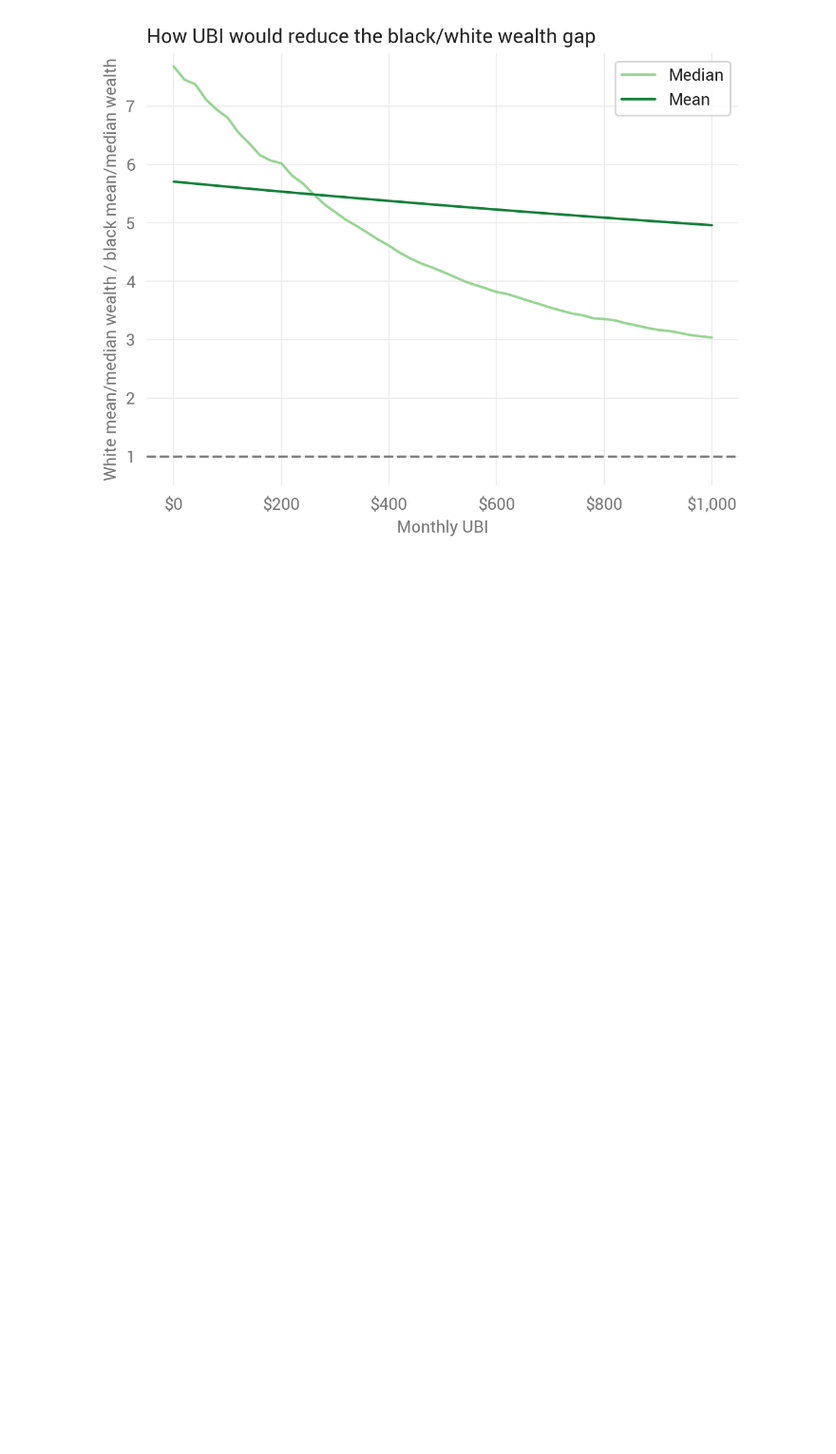
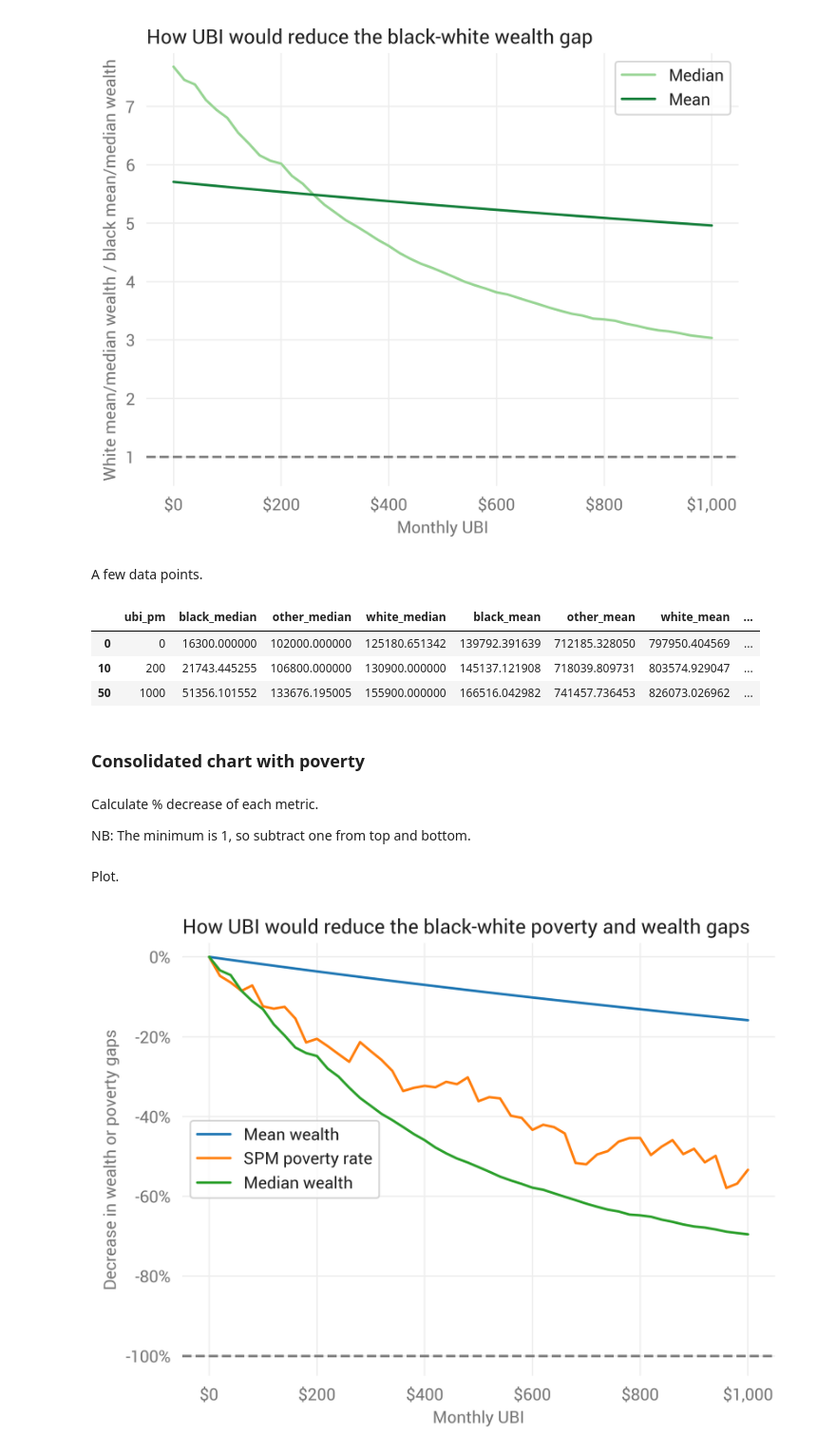
Before and after one commit to UBICenter/black_ubi, a Jupyter notebook: black_ubi_wealth.ipynb, the cells around one changed output. Shown at 95% size. Drawn from its saved outputs; the diff is of its cells as text; code cells hidden in the pictures; blank space fills up the shorter version.

```diff
--- a/black_ubi_wealth.ipynb
+++ b/black_ubi_wealth.ipynb
@@ -9,7 +9,7 @@ import matplotlib as mpl
 import matplotlib.pyplot as plt
 import microdf as mdf
 # %%
-mdf.set_plot_style()
+mdf.set_plot_style(dpi=400)
 # %% [markdown]
 ## Load data
 # %%
@@ -147,3 +147,43 @@ plt.ylabel('White mean/median wealth / black mean/median wealth')
 plt.show()
 # %% [output]
 [figure]
+# %% [markdown]
+A few data points.
+# %%
+ubi[ubi.ubi_pm.isin([0, 200, 1000])]
+# %% [output]
+|  | ubi_pm | black_median | other_median | white_median | black_mean | other_mean | white_mean | ... |
+| 0 | 0 | 16300.000000 | 102000.000000 | 125180.651342 | 139792.391639 | 712185.328050 | 797950.404569 | ... |
+| 10 | 200 | 21743.445255 | 106800.000000 | 130900.000000 | 145137.121908 | 718039.809731 | 803574.929047 | ... |
+| 50 | 1000 | 51356.101552 | 133676.195005 | 155900.000000 | 166516.042982 | 741457.736453 | 826073.026962 | ... |
+# %% [markdown]
+### Consolidated chart with poverty
+# %%
+pov = pd.read_csv('pov_diff.csv')
+# %%
+ubi_div = ubi[['ubi_pm', 'white_div_black_mean',
+               'white_div_black_median']].merge(pov, on='ubi_pm')
+ubi_div.set_index('ubi_pm', inplace=True)
+ubi_div.columns = ['mean_wealth', 'median_wealth', 'spm']
+# %% [markdown]
+Calculate % decrease of each metric.
+
+NB: The minimum is 1, so subtract one from top and bottom.
+# %%
+ubi_div = (ubi_div - 1) / (ubi_div.iloc[0] - 1) - 1
+# %% [markdown]
+Plot.
+# %%
+ax = ubi_div[['mean_wealth', 'spm', 'median_wealth']].plot()
+plt.title('How UBI would reduce the black-white poverty and wealth gaps',
+          loc='left')
+plt.legend(['Mean wealth', 'SPM poverty rate', 'Median wealth'])
+plt.xlabel('Monthly UBI')
+plt.ylim(-1.05, None)
+plt.axhline(-1, c='gray', ls='--')
+ax.xaxis.set_major_formatter(mdf.dollar_format())
+ax.yaxis.set_major_formatter(mpl.ticker.PercentFormatter(xmax=1, decimals=0))
+plt.ylabel('Decrease in wealth or poverty gaps')
+plt.show()
+# %% [output]
+[figure, added]
```
Also changed, not shown: parts of 3 cells of this notebook, 2 other files.
